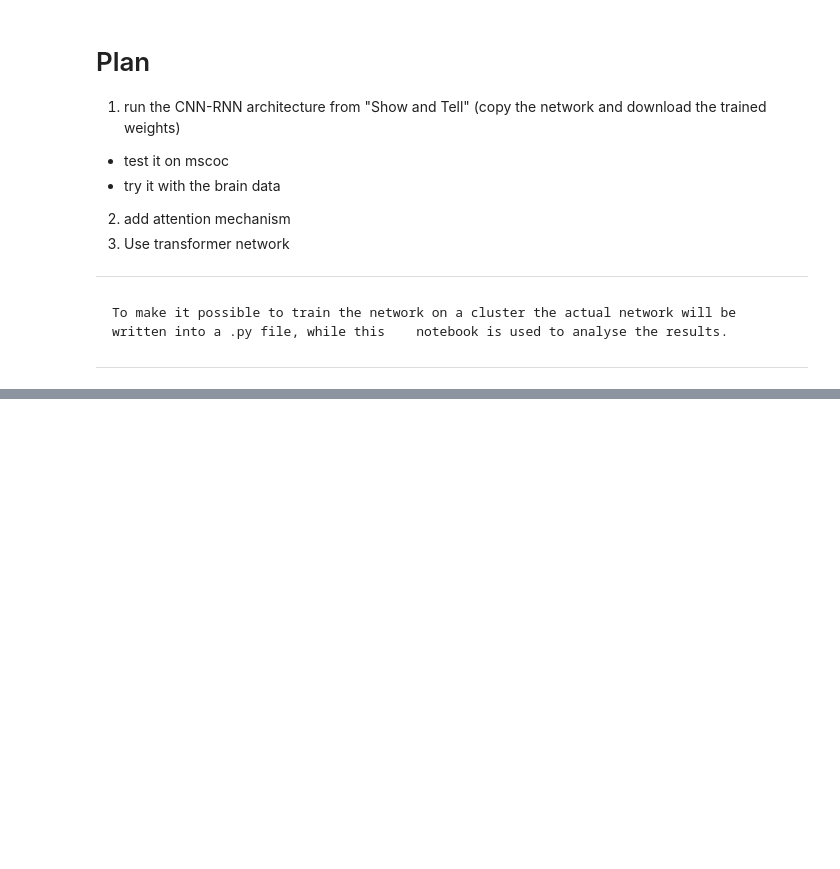
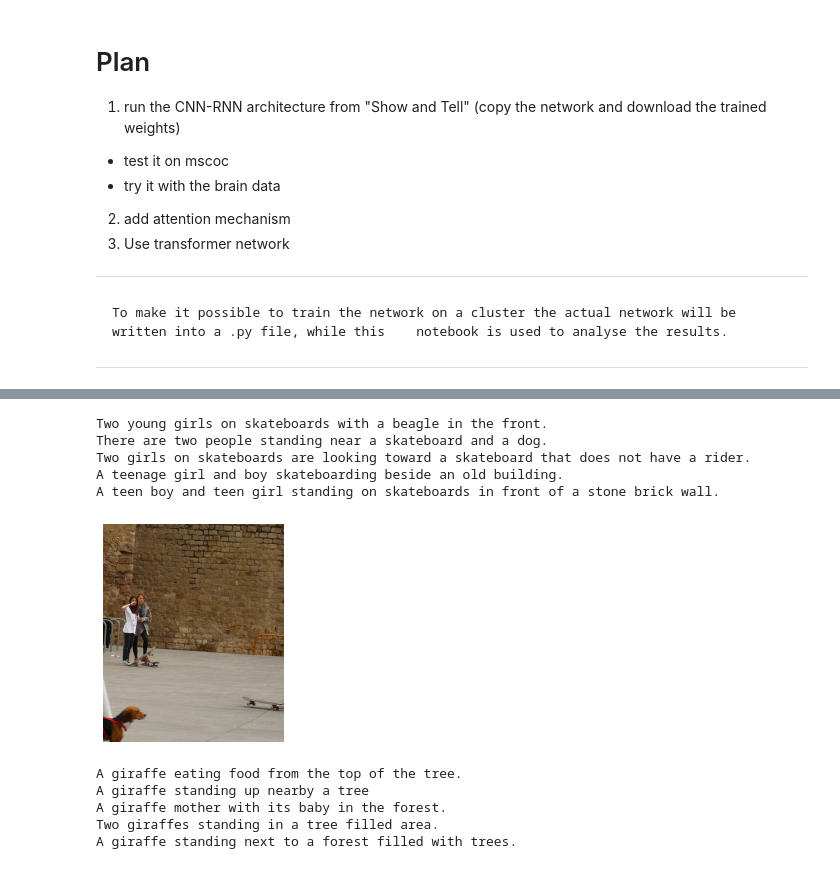
Before and after one commit to seang123/Masters-Thesis, a Jupyter notebook: Analysis_notebook.ipynb, the cells around one changed output, grey strips where cells are left out. Drawn from its saved outputs; the diff is of its cells as text; code cells hidden in the pictures; blank space fills up the shorter version.

```diff
--- a/Analysis_notebook.ipynb
+++ b/Analysis_notebook.ipynb
@@ -69,0 +134,12 @@ tf.config.list_physical_devices()
+# %%
+annIds = coco_caps.getAnnIds(imgIds=img['id']);
+anns = coco_caps.loadAnns(annIds)
+coco_caps.showAnns(anns)
+plt.imshow(I); plt.axis('off'); plt.show()
+# %% [output]
+Two young girls on skateboards with a beagle in the front.
+There are two people standing near a skateboard and a dog.
+Two girls on skateboards are looking toward a skateboard that does not have a rider.
+A teenage girl and boy skateboarding beside an old building.
+A teen boy and teen girl standing on skateboards in front of a stone brick wall.
+[figure, added]
@@ -69,0 +163,12 @@ tf.config.list_physical_devices()
+# %%
+# THis is all I need to get the captions for a given image id (the id is the name of the image file without the 0's)
+
+annIds = coco_caps.getAnnIds(25)
+anns = coco_caps.loadAnns(annIds)
+coco_caps.showAnns(anns)
+# %% [output]
+A giraffe eating food from the top of the tree.
+A giraffe standing up nearby a tree
+A giraffe mother with its baby in the forest.
+Two giraffes standing in a tree filled area.
+A giraffe standing next to a forest filled with trees.
```
Also changed, not shown: parts of 8 cells of this notebook, 3 other files.
